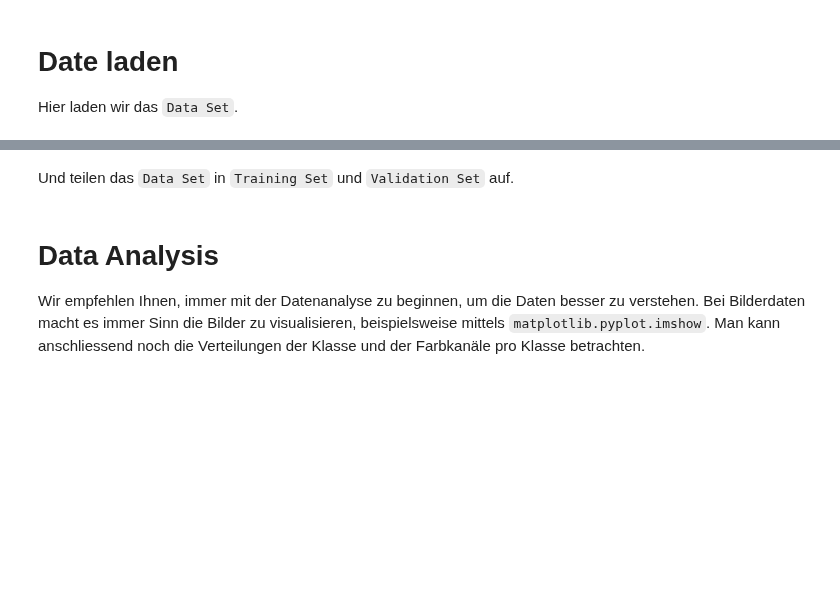
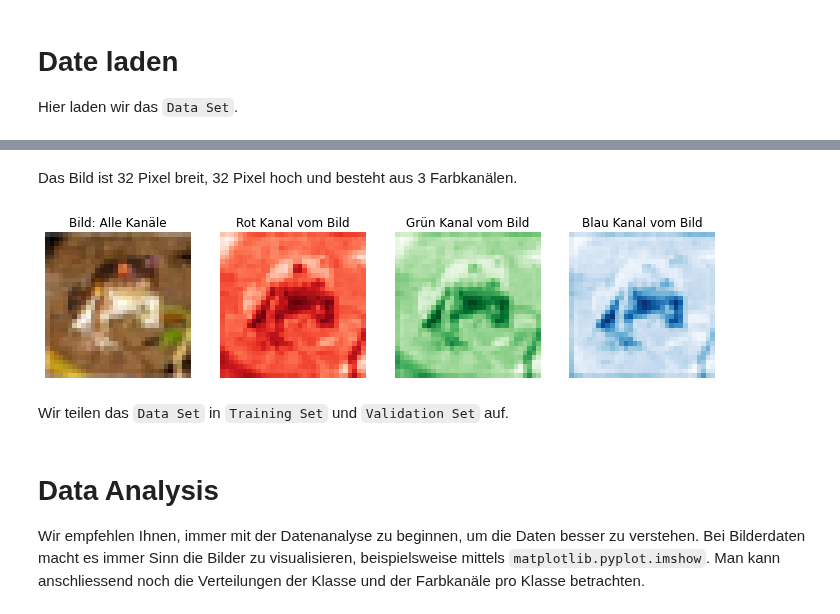
Before and after one commit to benikm91/cas_ml_lab_cifar10, a Jupyter notebook: src/1_skeleton.ipynb, the cells around one changed output, grey strips where cells are left out. Drawn from its saved outputs; the diff is of its cells as text; code cells hidden in the pictures; blank space fills up the shorter version.

```diff
--- a/src/1_skeleton.ipynb
+++ b/src/1_skeleton.ipynb
@@ -28,5 +46,24 @@ y_data = data_train["labels"]
+# %% [markdown]
+Das Bild ist 32 Pixel breit, 32 Pixel hoch und besteht aus 3 Farbkanälen.
+# %%
+_, axes = plt.subplots(nrows=1, ncols=4, figsize=(12, 12 * 4))
+axes[0].imshow(img[:, :, :])
+axes[0].axis('off')
+axes[0].set_title('Bild: Alle Kanäle')
+axes[1].imshow(img[:, :, 0], cmap='Reds')
+axes[1].axis('off')
+axes[1].set_title('Rot Kanal vom Bild')
+axes[2].imshow(img[:, :, 1], cmap='Greens')
+axes[2].axis('off')
+axes[2].set_title('Grün Kanal vom Bild')
+axes[3].imshow(img[:, :, 2], cmap='Blues')
+axes[3].axis('off')
+axes[3].set_title('Blau Kanal vom Bild')
+plt.show()
+# %% [output]
+[figure, added]
 # %% [markdown]
-Und teilen das `Data Set` in `Training Set` und `Validation Set` auf.
+Wir teilen das `Data Set` in `Training Set` und `Validation Set` auf.
 # %%
 # Split features and labels into train (X_train, y_train) and validation set (X_val, y_val).
 X_train, X_val, y_train, y_val = train_test_split(X_data, y_data, random_state=42)
```
Also changed, not shown: parts of 4 cells of this notebook.
